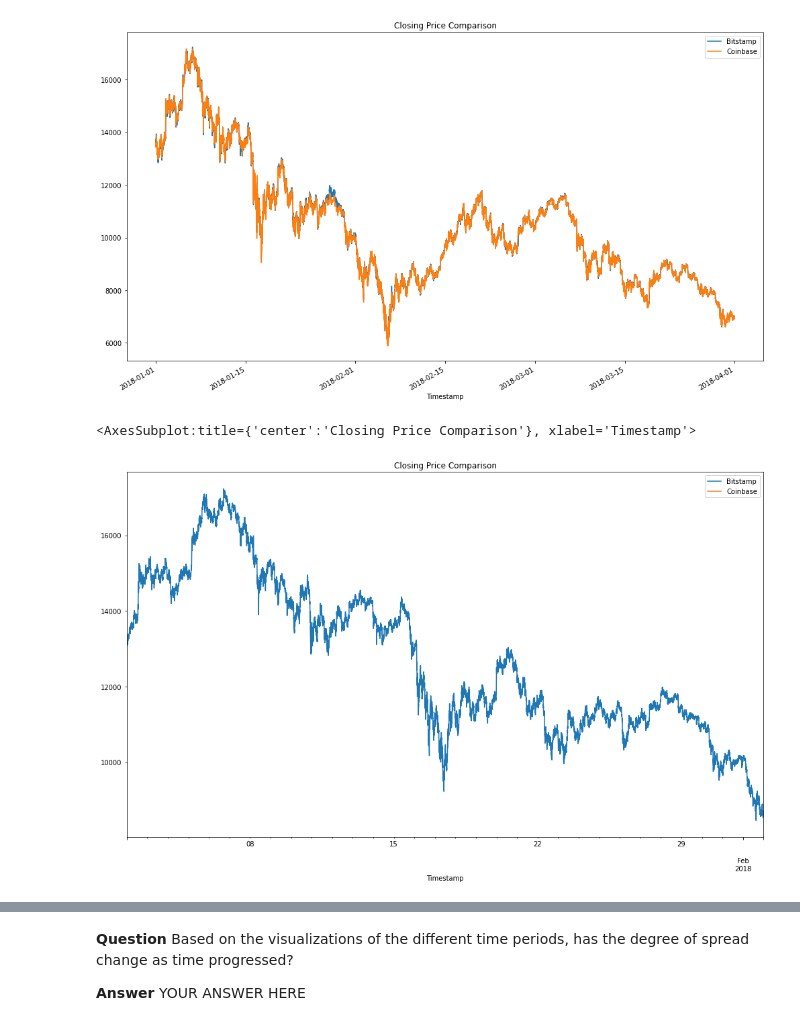
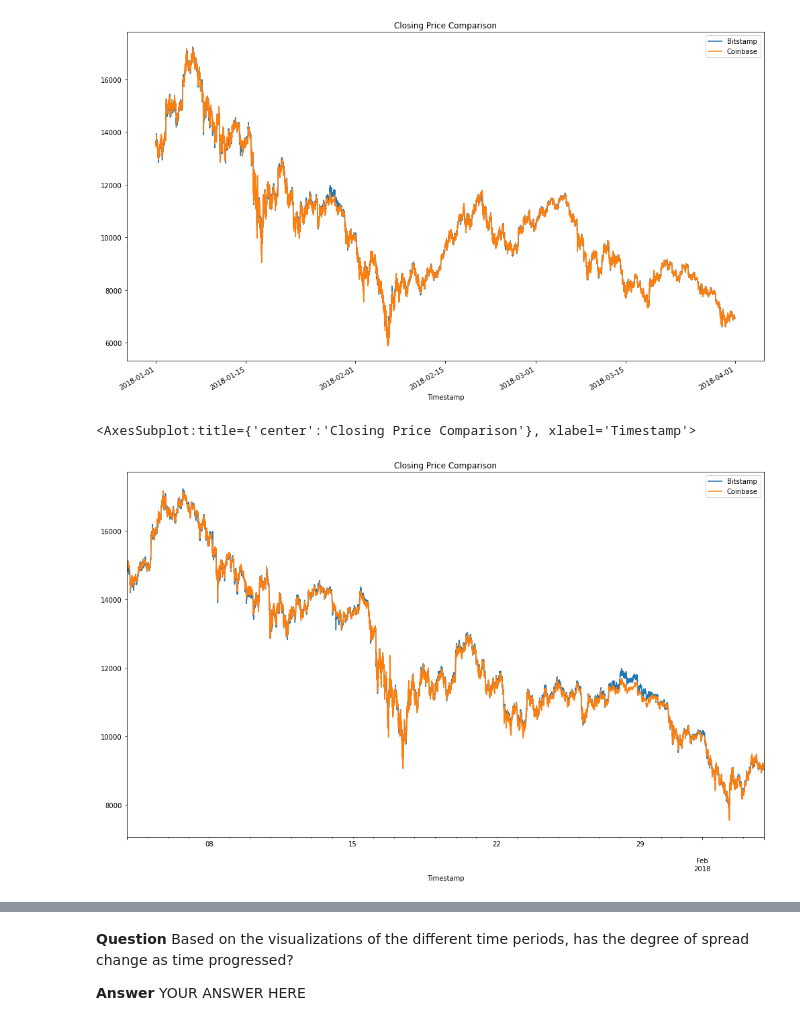
Before and after one commit to etanwinograd/Challenge3, a Jupyter notebook: crypto_arbitrage.ipynb, the cells around one changed output, grey strips where cells are left out. Drawn from its saved outputs; the diff is of its cells as text; code cells hidden in the pictures.

```diff
--- a/crypto_arbitrage.ipynb
+++ b/crypto_arbitrage.ipynb
@@ -249,8 +249,6 @@ Select the data you want to analyze. Use `loc` or `iloc` to select the following
 # %%
 # Use loc or iloc to select `Timestamp (the index)` and `Close` from bitstamp DataFrame
 # YOUR CODE HERE
-bitstamp_dataframe.loc[:, "Close"] = bitstamp_dataframe.loc[:, "Close"]
-
 bitstamp_sliced=bitstamp_dataframe.loc[:, "Close"]
 
 
@@ -355,17 +353,17 @@ coinbase_sliced.plot(ax=ax, legend = True, figsize=(17, 10), title="Closing Pric
 # %%
 # Using the loc and plot functions, create an overlay plot that visualizes
 # the price action of both DataFrames for a one month period early in the dataset
 # Be sure to include the parameters: legend, figure size, title, and color and label
 # YOUR CODE HERE
 
 
-bitstamp_month_early = bitstamp_dataframe.loc["2018-01-01 23:59:00":"2018-02-01 23:59:00","Close"]
-coinbase_month_early = coinbase_dataframe.loc["2018-01-01 23:59:00":"2018-01-01 23:59:00","Close"]
+bitstamp_month_early = bitstamp_dataframe.loc["2018-01-03 23:59:00":"2018-02-03 23:59:00","Close"]
+coinbase_month_early = coinbase_dataframe.loc["2018-01-03 23:59:00":"2018-02-03 23:59:00","Close"]
 ax = bitstamp_month_early.plot(legend=True, label = "Bitstamp")
 coinbase_month_early.plot(ax=ax, legend = True, figsize=(17, 10), title="Closing Price Comparison", label = "Coinbase")
 # %% [output]
 <AxesSubplot:title={'center':'Closing Price Comparison'}, xlabel='Timestamp'>
-[figure, old version]
+[figure, new version]
 # %%
 # Using the loc and plot functions, create an overlay plot that visualizes
 # the price action of both DataFrames for a one month period later in the dataset
```
Also changed, not shown: parts of 9 cells of this notebook.
